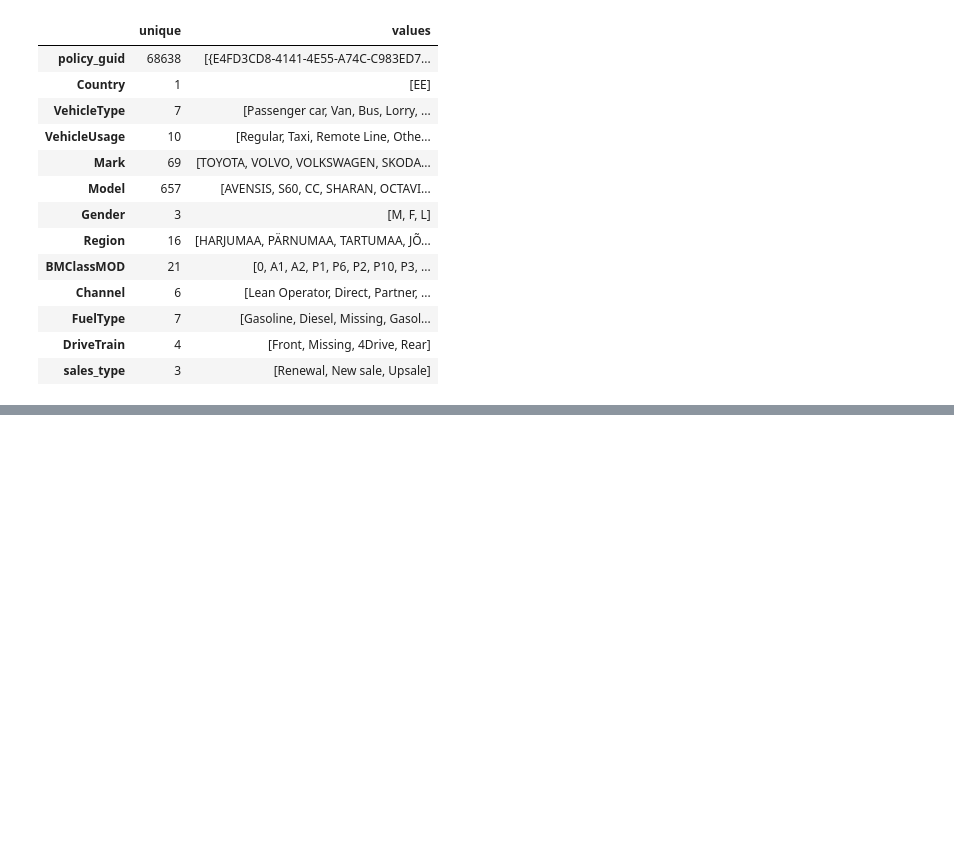
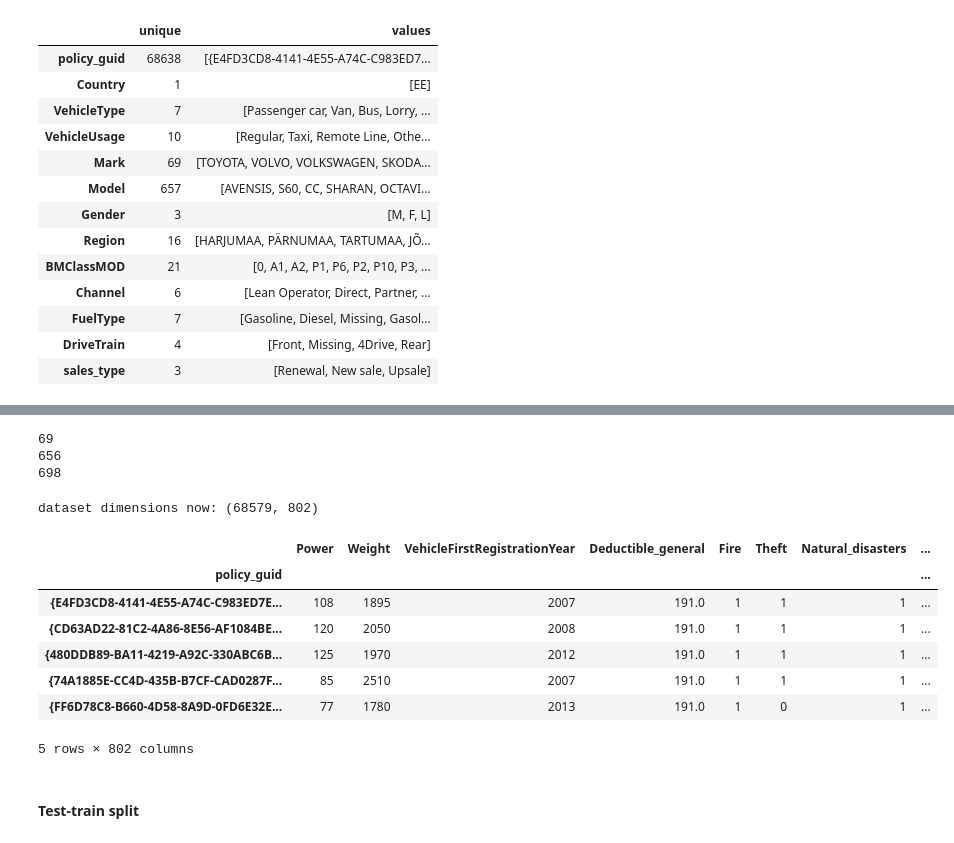
Before and after one commit to IwanVonNeumann/DataScienceTask_01, a Jupyter notebook: LatePayments.ipynb, the cells around one changed output, grey strips where cells are left out. Drawn from its saved outputs; the diff is of its cells as text; code cells hidden in the pictures; blank space fills up the shorter version.

```diff
--- a/LatePayments.ipynb
+++ b/LatePayments.ipynb
@@ -113,0 +591,34 @@ invoice_df.head()
+# %%
+df["Mark_Model"] = df.apply(lambda item: "{}_{}".format(item["Mark"], item["Model"]), axis=1)
+
+print(df["Mark"].nunique())
+print(df["Model"].nunique())
+print(df["Mark_Model"].nunique())
+# %% [output]
+69
+656
+698
+# %%
+# thus merging Mark & Model may reduce variable number without information loss
+df.drop(labels=["Mark", "Model"], axis=1, inplace=True)
+# %%
+df = add_dummies(df, column="Mark_Model", prefix="Mark_Model", drop_first=True)
+# %%
+df = set_target_last(df, target="late_count")
+# %%
+print("dataset dimensions now: {}".format(df.shape))
+# %% [output]
+dataset dimensions now: (68579, 802)
+# %%
+df.head()
+# %% [output]
+|  | Power | Weight | VehicleFirstRegistrationYear | Deductible_general | Fire | Theft | Natural_disasters | ... |
+| policy_guid |  |  |  |  |  |  |  | ... |
+| {E4FD3CD8-4141-4E55-A74C-C983ED7E... | 108 | 1895 | 2007 | 191.0 | 1 | 1 | 1 | ... |
+| {CD63AD22-81C2-4A86-8E56-AF1084BE... | 120 | 2050 | 2008 | 191.0 | 1 | 1 | 1 | ... |
+| {480DDB89-BA11-4219-A92C-330ABC6B... | 125 | 1970 | 2012 | 191.0 | 1 | 1 | 1 | ... |
+| {74A1885E-CC4D-435B-B7CF-CAD0287F... | 85 | 2510 | 2007 | 191.0 | 1 | 1 | 1 | ... |
+| {FF6D78C8-B660-4D58-8A9D-0FD6E32E... | 77 | 1780 | 2013 | 191.0 | 1 | 0 | 1 | ... |
+5 rows × 802 columns
+# %% [markdown]
+#### Test-train split
```
Also changed, not shown: parts of 92 cells of this notebook.
